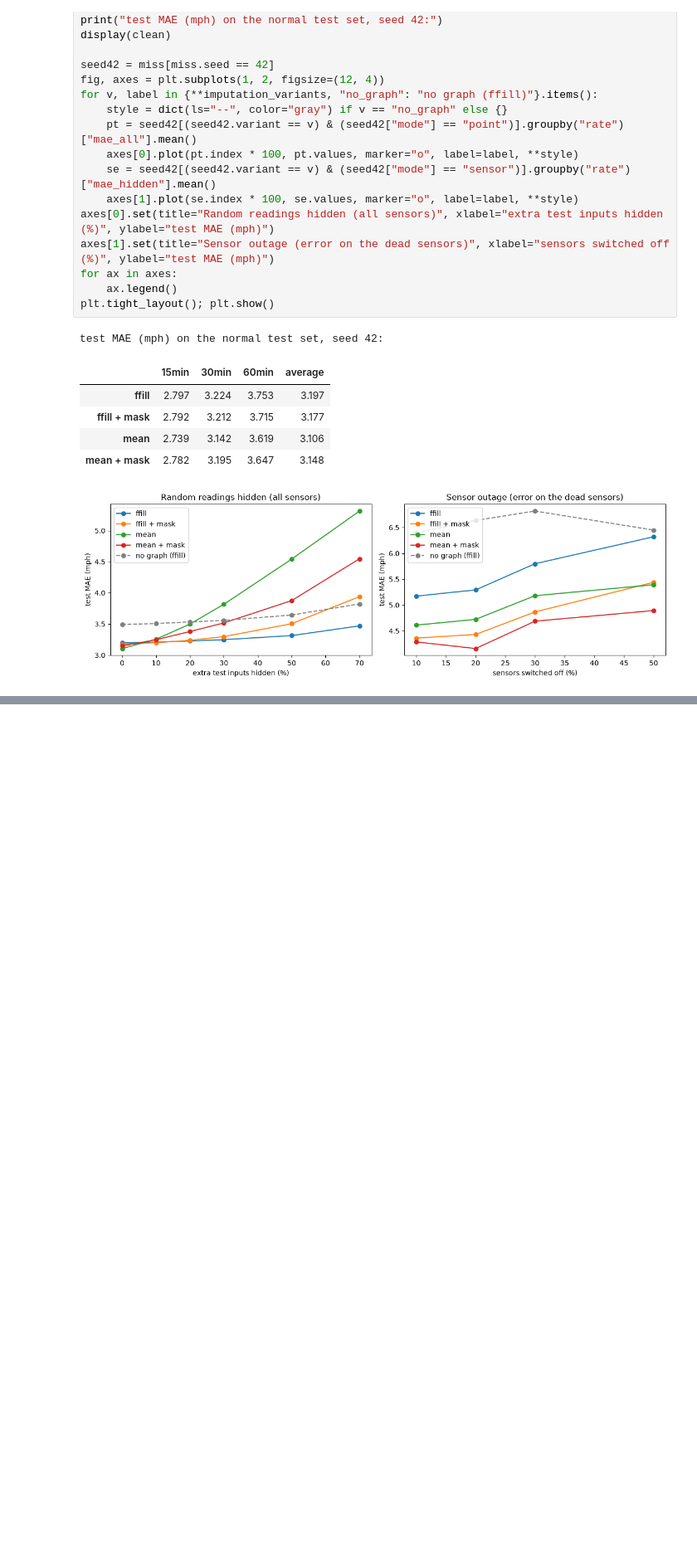
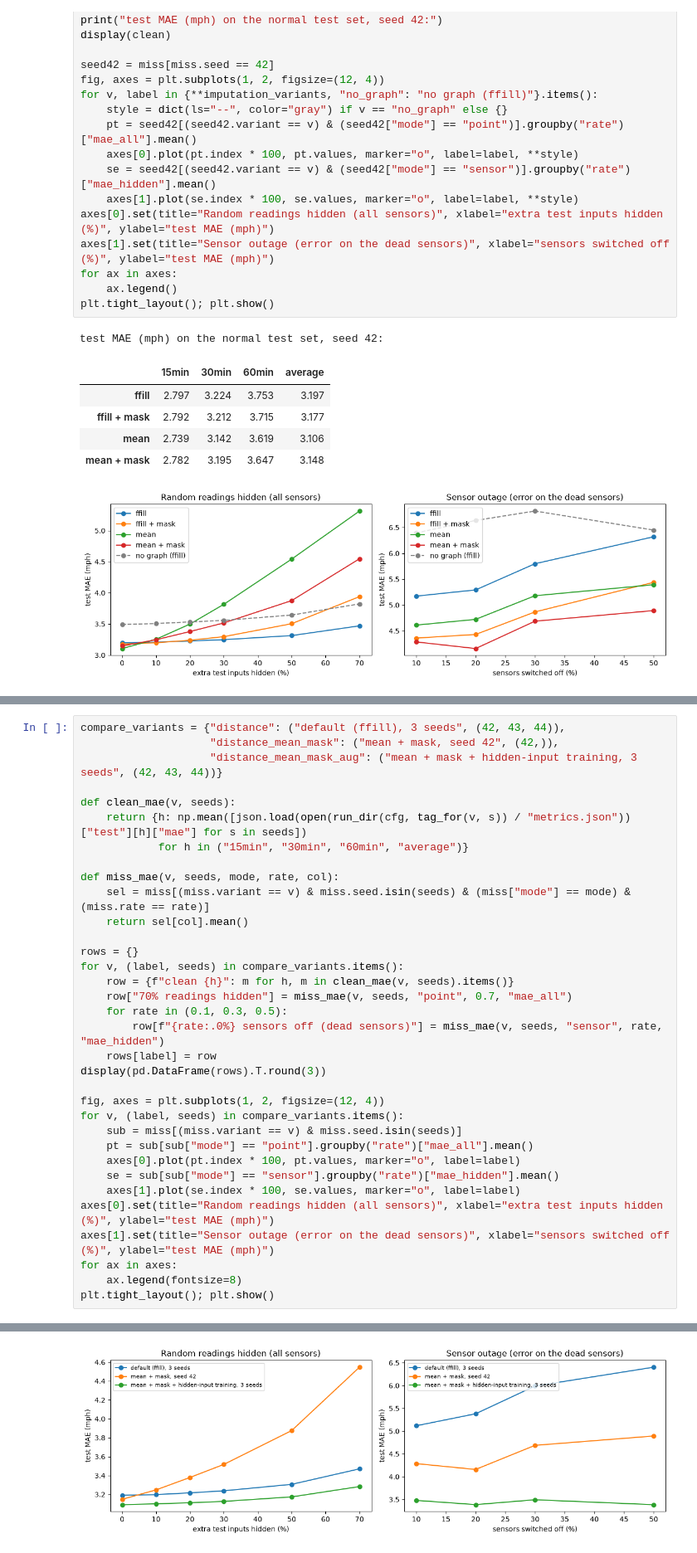
Before and after one commit to mansiguptacs/CMPE_258_TrafficForecastingUsing_GraphNN, a Jupyter notebook: notebooks/03_train_stgcn.ipynb, the cells around one changed output, grey strips where cells are left out. Shown at 83% size. Cells and saved outputs as stored; diff of their text form; blank space fills up the shorter version.

```diff
--- a/notebooks/03_train_stgcn.ipynb
+++ b/notebooks/03_train_stgcn.ipynb
@@ -502,0 +487,35 @@ test MAE (mph) on the normal test set, seed 42:
+# %%
+compare_variants = {"distance": ("default (ffill), 3 seeds", (42, 43, 44)),
+                    "distance_mean_mask": ("mean + mask, seed 42", (42,)),
+                    "distance_mean_mask_aug": ("mean + mask + hidden-input training, 3 seeds", (42, 43, 44))}
+
+def clean_mae(v, seeds):
+    return {h: np.mean([json.load(open(run_dir(cfg, tag_for(v, s)) / "metrics.json"))["test"][h]["mae"] for s in seeds])
+            for h in ("15min", "30min", "60min", "average")}
+
+def miss_mae(v, seeds, mode, rate, col):
+    sel = miss[(miss.variant == v) & miss.seed.isin(seeds) & (miss["mode"] == mode) & (miss.rate == rate)]
+    return sel[col].mean()
+
+rows = {}
+for v, (label, seeds) in compare_variants.items():
+    row = {f"clean {h}": m for h, m in clean_mae(v, seeds).items()}
+    row["70% readings hidden"] = miss_mae(v, seeds, "point", 0.7, "mae_all")
+    for rate in (0.1, 0.3, 0.5):
+        row[f"{rate:.0%} sensors off (dead sensors)"] = miss_mae(v, seeds, "sensor", rate, "mae_hidden")
+    rows[label] = row
+display(pd.DataFrame(rows).T.round(3))
+
+fig, axes = plt.subplots(1, 2, figsize=(12, 4))
+for v, (label, seeds) in compare_variants.items():
+    sub = miss[(miss.variant == v) & miss.seed.isin(seeds)]
+    pt = sub[sub["mode"] == "point"].groupby("rate")["mae_all"].mean()
+    axes[0].plot(pt.index * 100, pt.values, marker="o", label=label)
+    se = sub[sub["mode"] == "sensor"].groupby("rate")["mae_hidden"].mean()
+    axes[1].plot(se.index * 100, se.values, marker="o", label=label)
+axes[0].set(title="Random readings hidden (all sensors)", xlabel="extra test inputs hidden (%)", ylabel="test MAE (mph)")
+axes[1].set(title="Sensor outage (error on the dead sensors)", xlabel="sensors switched off (%)", ylabel="test MAE (mph)")
+for ax in axes:
+    ax.legend(fontsize=8)
+plt.tight_layout(); plt.show()
+# %% [output]
@@ -502,0 +526 @@ test MAE (mph) on the normal test set, seed 42:
+[figure, added]
```
Also changed, not shown: parts of 8 cells of this notebook, 1 other file.
